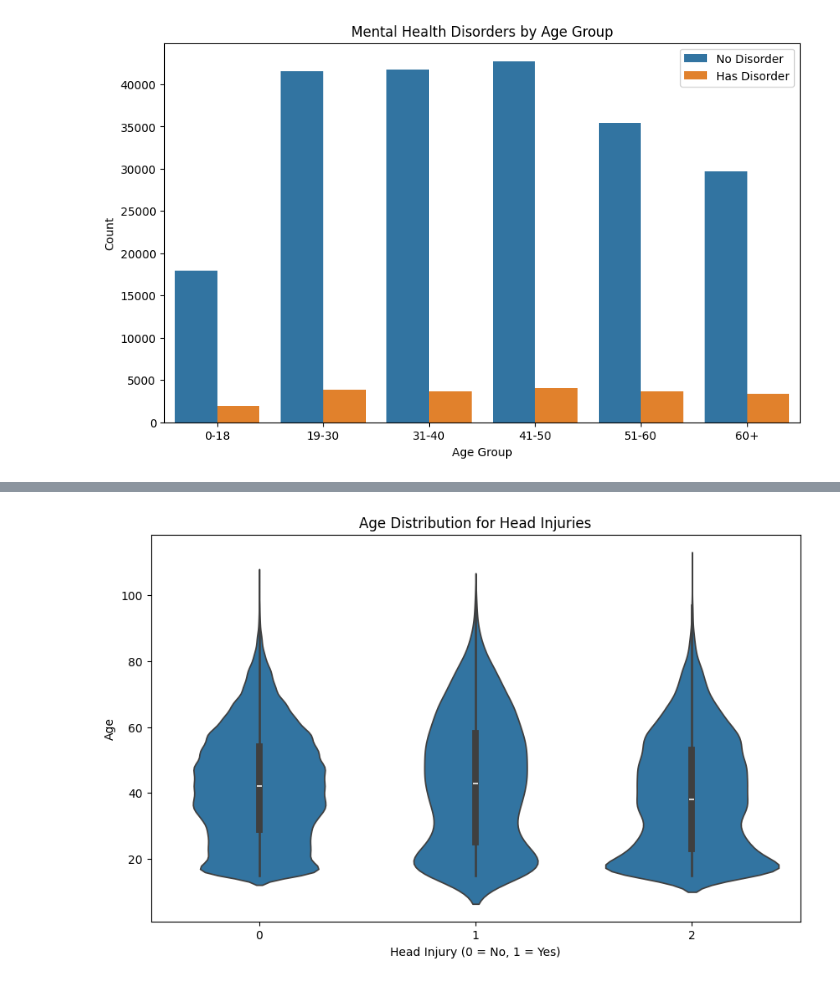
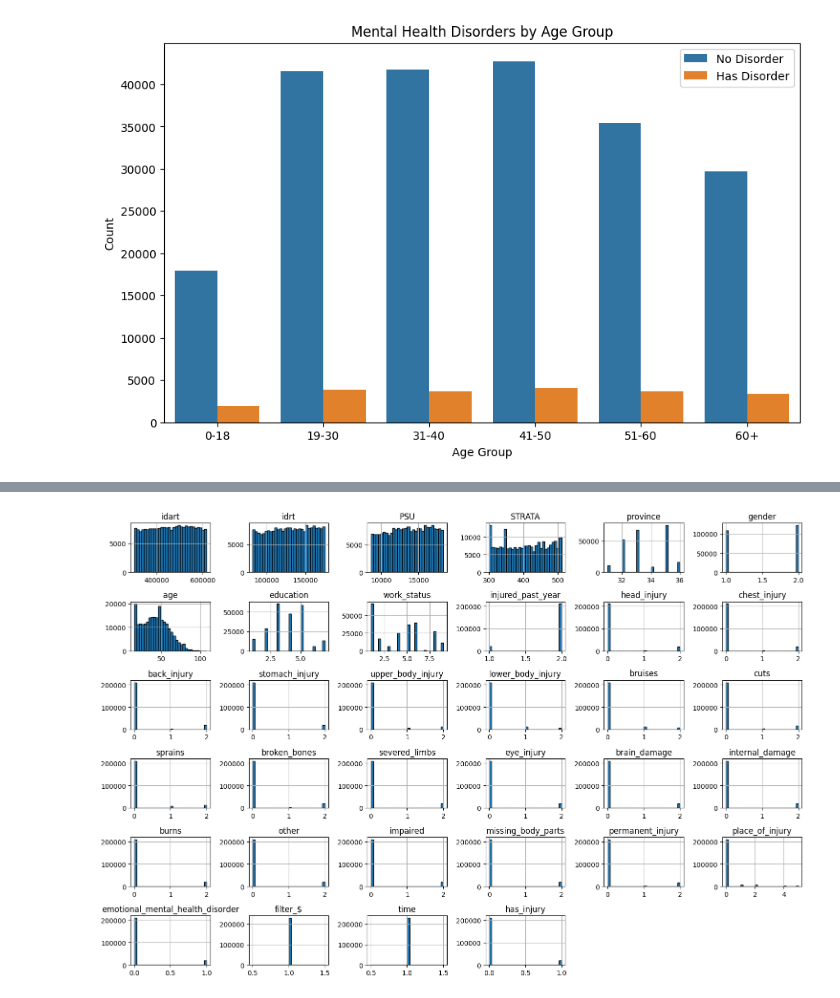
Before and after one commit to PhilipusAdrielTandra/Mental_health_correlation, a Jupyter notebook: Graphs.ipynb, the cells around one changed output, grey strips where cells are left out. Saved outputs shown, nothing was run; the diff lists cells and outputs as text; code cells hidden in the pictures.

```diff
--- a/Graphs.ipynb
+++ b/Graphs.ipynb
@@ -184,9 +94,0 @@ plt.show()
-# %%
-df["total_injuries"] = df[injury_cols].sum(axis=1)
-
-plt.figure(figsize=(10, 6))
-sns.lineplot(x="age", y="total_injuries", data=df)
-plt.title("Total Injuries by Age")
-plt.xlabel("Age")
-plt.ylabel("Number of Injuries")
-plt.show()
@@ -206,9 +95,7 @@ plt.show()
-# %%
-plt.figure(figsize=(10, 6))
-sns.violinplot(x="head_injury", y="age", data=df)
-plt.title("Age Distribution for Head Injuries")
-plt.xlabel("Head Injury (0 = No, 1 = Yes)")
-plt.ylabel("Age")
-plt.show()
-# %% [output]
-[figure, removed]
+# %%
+df.hist(figsize=(15, 10), bins=30, edgecolor='black')
+
+plt.tight_layout()
+plt.show()
+# %% [output]
+[figure, added]
```
Also changed, not shown: parts of 17 cells of this notebook, 3 other files.
